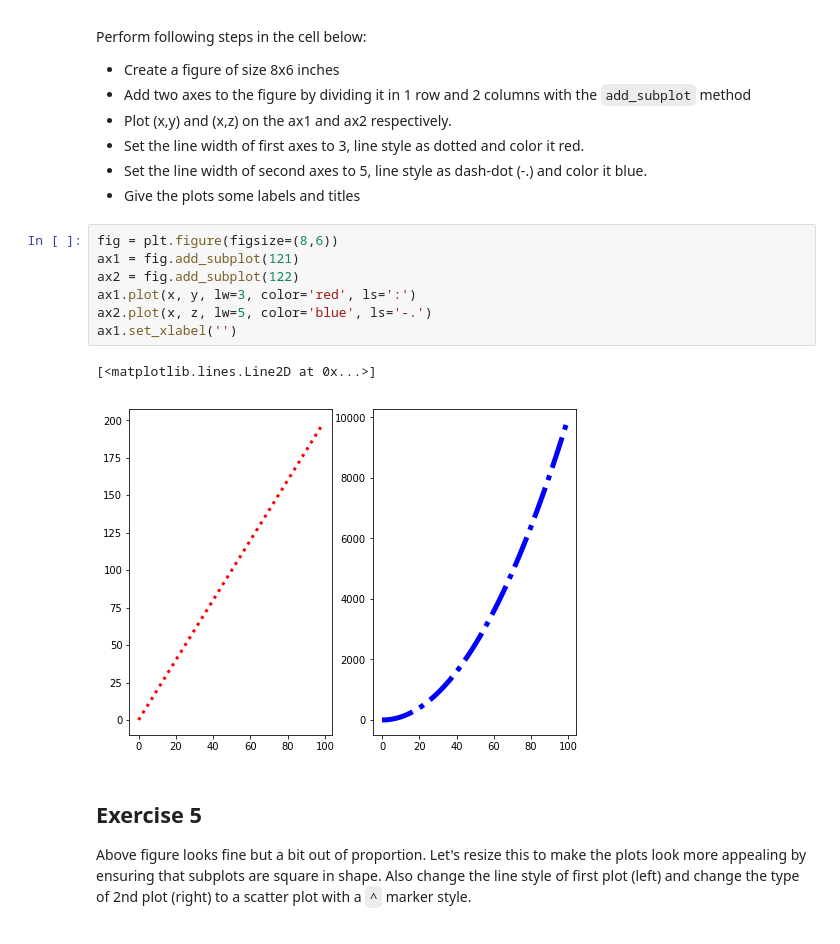
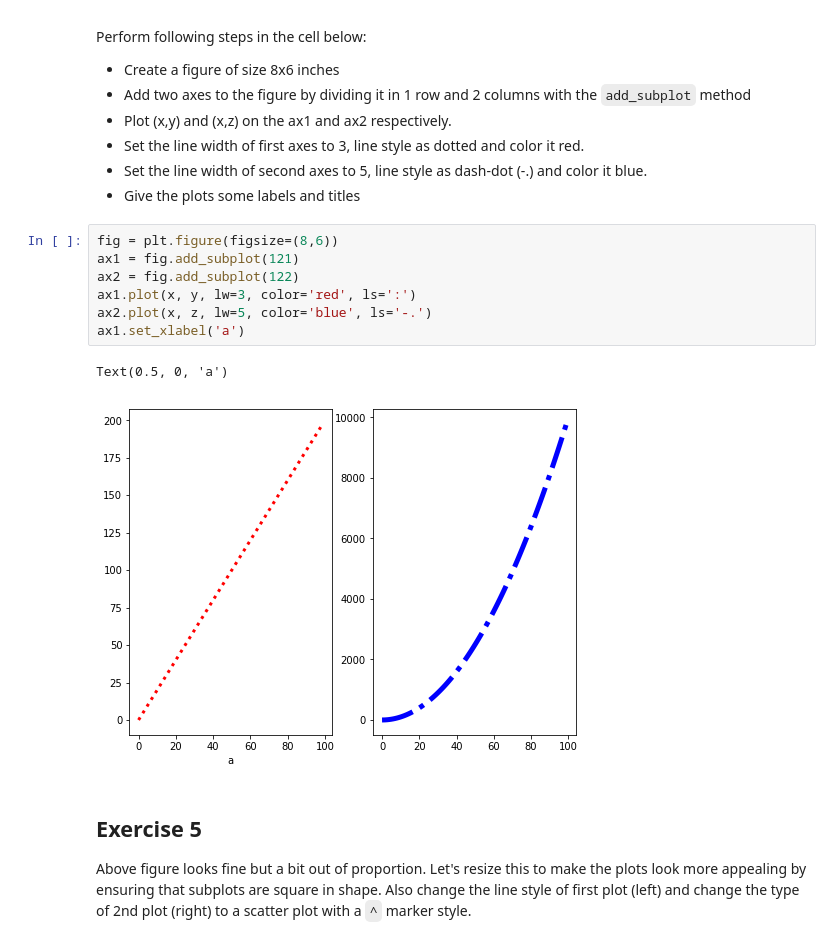
Before and after one commit to kathrinv/dsc-more-practice-with-matplotlib-lab-nyc-ds-082619, a Jupyter notebook: index.ipynb, the cells around one changed output. Drawn from its saved outputs; the diff is of its cells as text.

```diff
--- a/index.ipynb
+++ b/index.ipynb
@@ -123,13 +123,13 @@ Perform following steps in the cell below:
 # %%
 fig = plt.figure(figsize=(8,6))
 ax1 = fig.add_subplot(121)
 ax2 = fig.add_subplot(122)
 ax1.plot(x, y, lw=3, color='red', ls=':')
 ax2.plot(x, z, lw=5, color='blue', ls='-.')
-ax1.set_xlabel('')
+ax1.set_xlabel('a')
 # %% [output]
-[<matplotlib.lines.Line2D at 0x...>]
+Text(0.5, 0, 'a')
-[figure, old version]
+[figure, new version]
 # %% [markdown]
 ## Exercise 5
 
```
